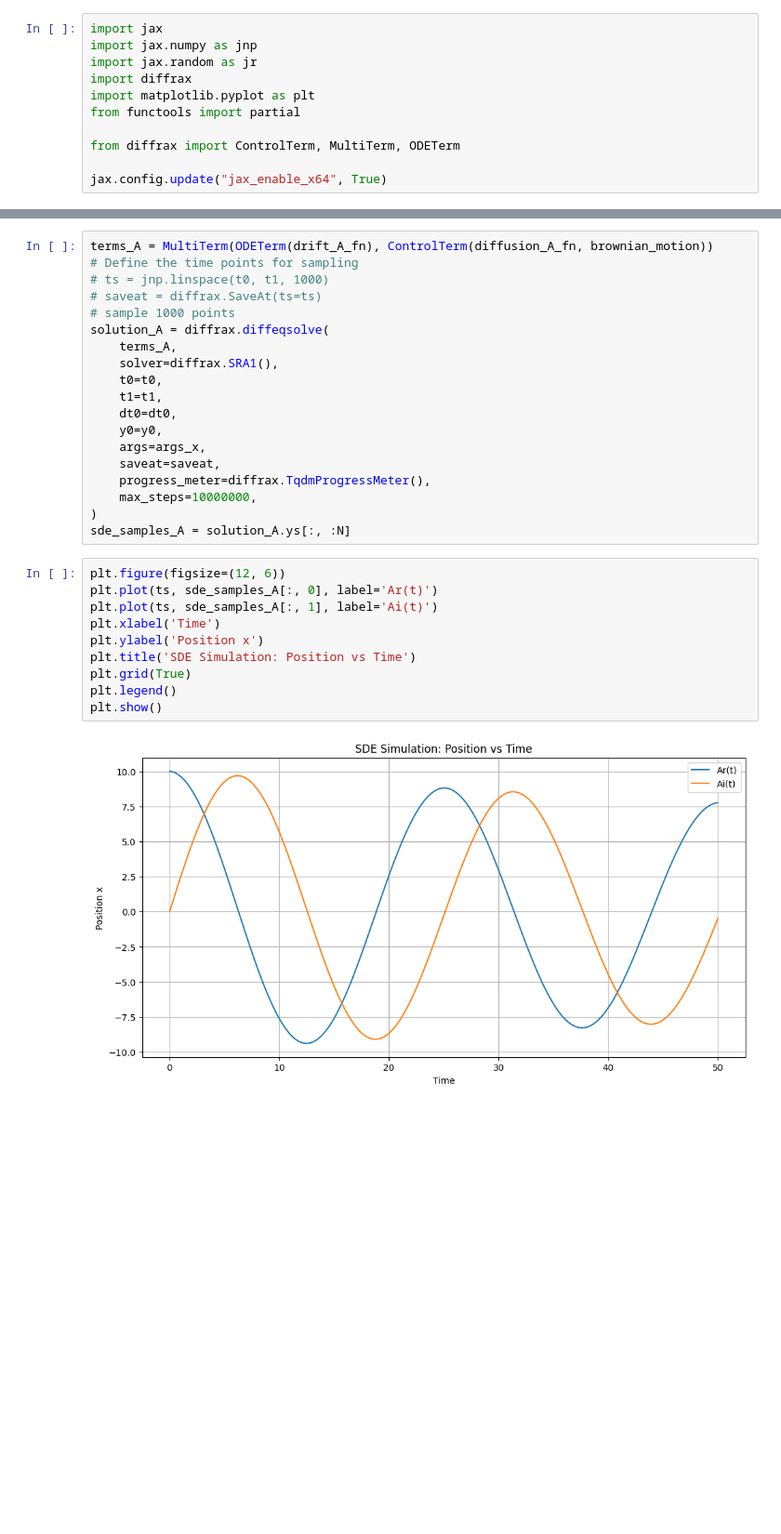
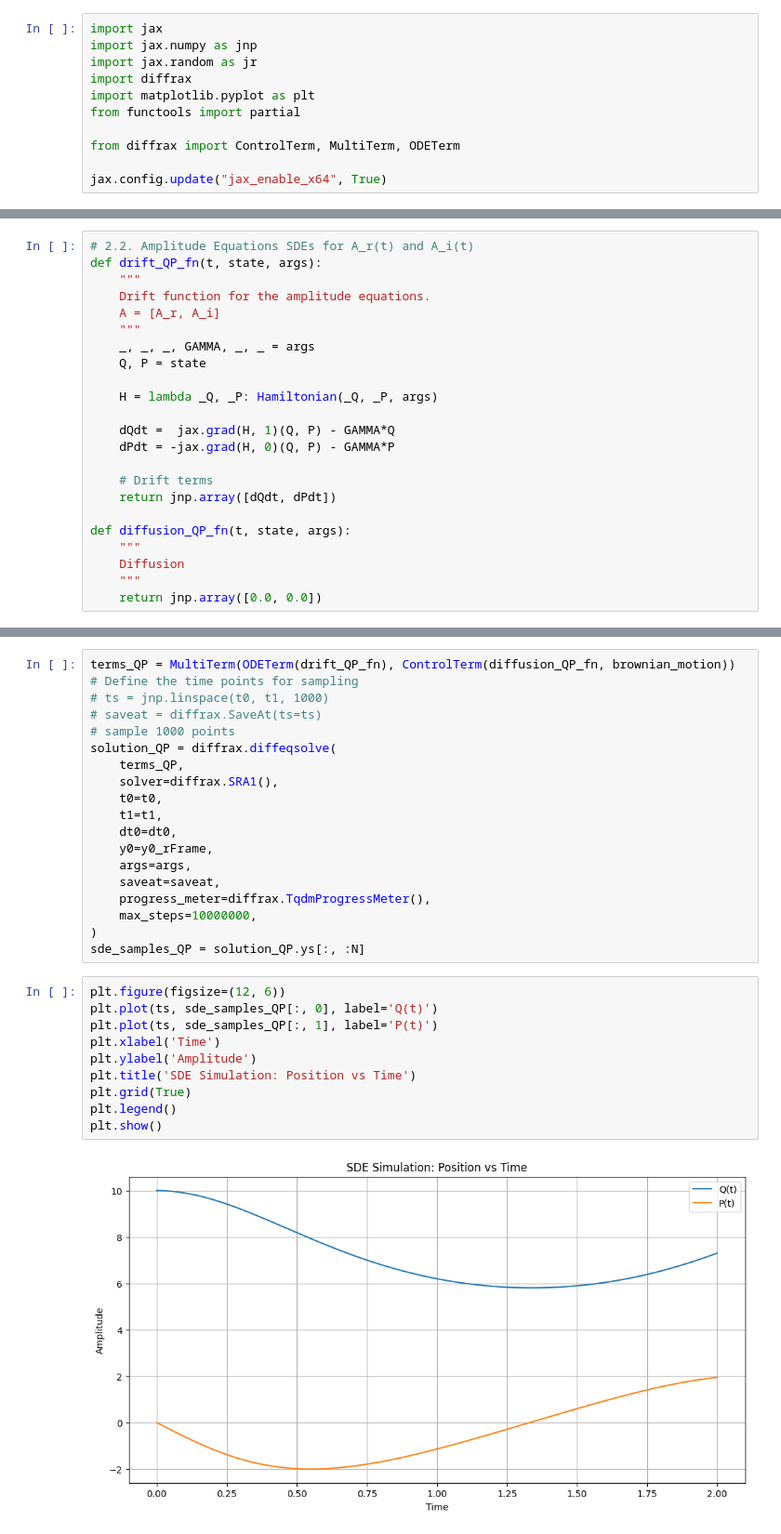
Before and after one commit to cyboesch/oscillator_dev, a Jupyter notebook: thermoai/notebooks/rotating_frame_realAnsatz.ipynb, the cells around one changed output, grey strips where cells are left out. Shown at 93% size. Cells and saved outputs as stored; diff of their text form; blank space fills up the shorter version.

```diff
--- a/thermoai/notebooks/rotating_frame_realAnsatz.ipynb
+++ b/thermoai/notebooks/rotating_frame_realAnsatz.ipynb
@@ -132,3 +100,26 @@ def diffusion_A_fn(t, state, args):
+# %%
+# 2.2. Amplitude Equations SDEs for A_r(t) and A_i(t)
+def drift_QP_fn(t, state, args):
+    """
+    Drift function for the amplitude equations.
+    A = [A_r, A_i]
+    """
+    _, _, _, GAMMA, _, _ = args
+    Q, P = state
+
+    H = lambda _Q, _P: Hamiltonian(_Q, _P, args)
+
+    dQdt =  jax.grad(H, 1)(Q, P) - GAMMA*Q
+    dPdt = -jax.grad(H, 0)(Q, P) - GAMMA*P
+
+    # Drift terms
+    return jnp.array([dQdt, dPdt])
+
+def diffusion_QP_fn(t, state, args):
+    """
+    Diffusion
+    """
+    return jnp.array([0.0, 0.0])
 # %%
 N = 2  # (x1, x2)
 w_shape = (N,)  # state is (x1, x2, p1, p2)
@@ -172,32 +160,32 @@ plt.show()
 # %%
-terms_A = MultiTerm(ODETerm(drift_A_fn), ControlTerm(diffusion_A_fn, brownian_motion))
+terms_QP = MultiTerm(ODETerm(drift_QP_fn), ControlTerm(diffusion_QP_fn, brownian_motion))
 # Define the time points for sampling
 # ts = jnp.linspace(t0, t1, 1000)
 # saveat = diffrax.SaveAt(ts=ts)
 # sample 1000 points
-solution_A = diffrax.diffeqsolve(
-    terms_A,
+solution_QP = diffrax.diffeqsolve(
+    terms_QP,
     solver=diffrax.SRA1(),
     t0=t0,
     t1=t1,
     dt0=dt0,
-    y0=y0,
-    args=args_x,
+    y0=y0_rFrame,
+    args=args,
     saveat=saveat,
     progress_meter=diffrax.TqdmProgressMeter(),
     max_steps=10000000,
 )
-sde_samples_A = solution_A.ys[:, :N]
+sde_samples_QP = solution_QP.ys[:, :N]
 # %%
 plt.figure(figsize=(12, 6))
-plt.plot(ts, sde_samples_A[:, 0], label='Ar(t)')
-plt.plot(ts, sde_samples_A[:, 1], label='Ai(t)')
+plt.plot(ts, sde_samples_QP[:, 0], label='Q(t)')
+plt.plot(ts, sde_samples_QP[:, 1], label='P(t)')
 plt.xlabel('Time')
-plt.ylabel('Position x')
+plt.ylabel('Amplitude')
 plt.title('SDE Simulation: Position vs Time')
 plt.grid(True)
 plt.legend()
 plt.show()
 # %% [output]
-[figure, old version]
+[figure, new version]
 # %%
```
Also changed, not shown: parts of 12 cells of this notebook.
